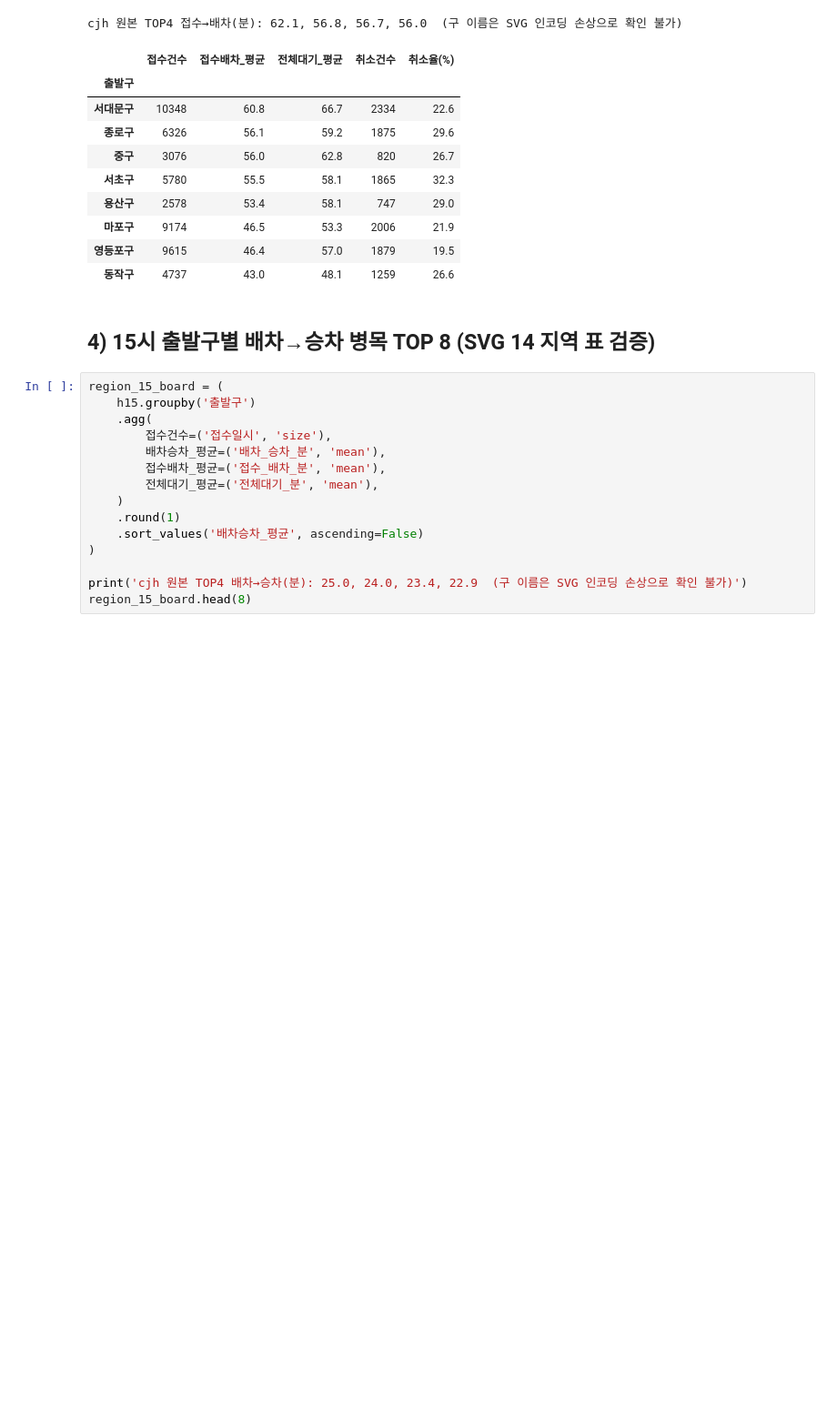
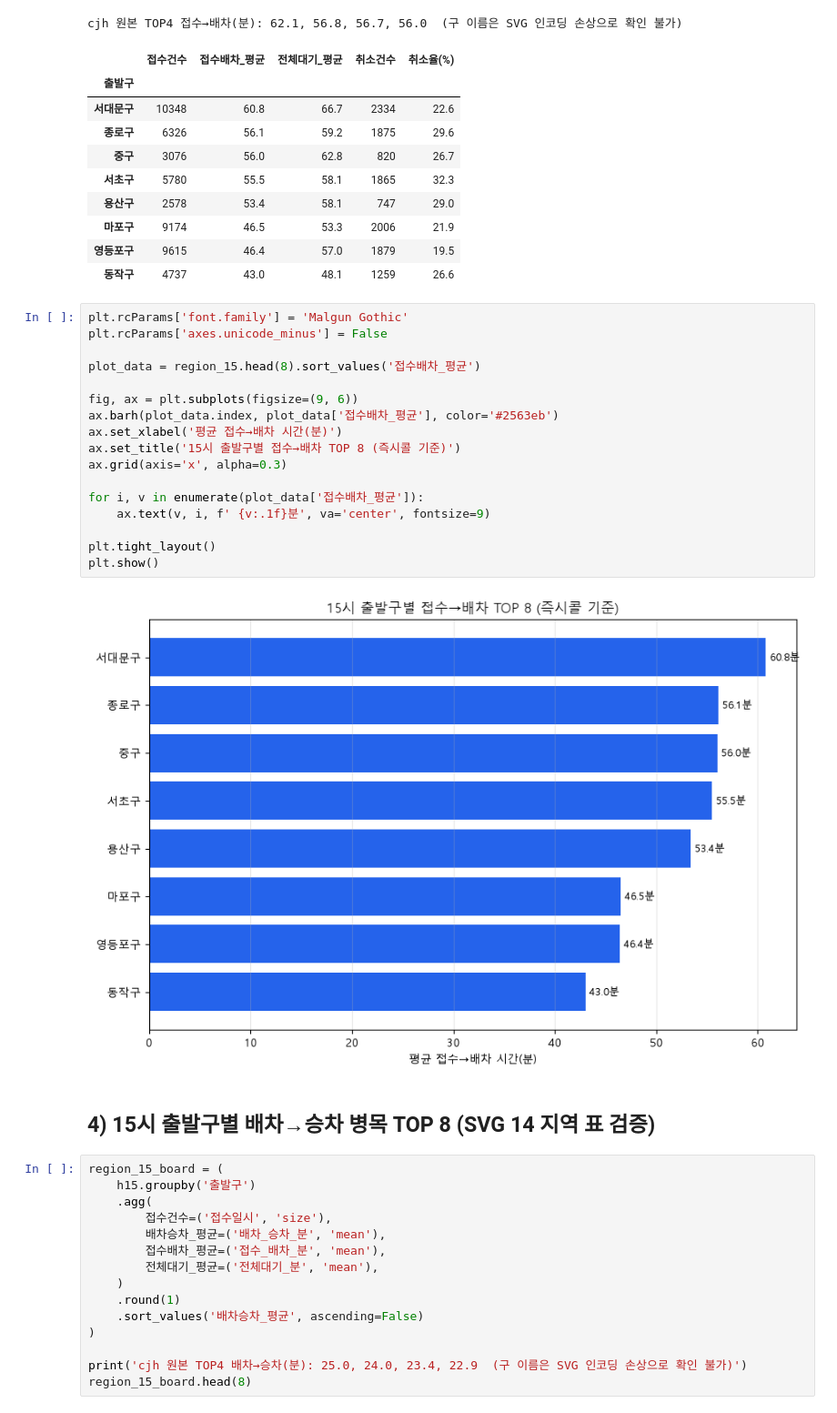
Before and after one commit to calltaxi-DA/calltaxi-DA, a Jupyter notebook: notebooks/09_dispatch_bottleneck_verification.ipynb, the cells around one changed output. Shown at 91% size. Saved outputs shown, nothing was run; the diff lists cells and outputs as text; blank space fills up the shorter version.

```diff
--- a/notebooks/09_dispatch_bottleneck_verification.ipynb
+++ b/notebooks/09_dispatch_bottleneck_verification.ipynb
@@ -191,6 +259,25 @@ cjh 원본 TOP4 접수→배차(분): 62.1, 56.8, 56.7, 56.0  (구 이름은 SVG
 | 마포구 | 9174 | 46.5 | 53.3 | 2006 | 21.9 |
 | 영등포구 | 9615 | 46.4 | 57.0 | 1879 | 19.5 |
 | 동작구 | 4737 | 43.0 | 48.1 | 1259 | 26.6 |
+# %%
+plt.rcParams['font.family'] = 'Malgun Gothic'
+plt.rcParams['axes.unicode_minus'] = False
+
+plot_data = region_15.head(8).sort_values('접수배차_평균')
+
+fig, ax = plt.subplots(figsize=(9, 6))
+ax.barh(plot_data.index, plot_data['접수배차_평균'], color='#2563eb')
+ax.set_xlabel('평균 접수→배차 시간(분)')
+ax.set_title('15시 출발구별 접수→배차 TOP 8 (즉시콜 기준)')
+ax.grid(axis='x', alpha=0.3)
+
+for i, v in enumerate(plot_data['접수배차_평균']):
+    ax.text(v, i, f' {v:.1f}분', va='center', fontsize=9)
+
+plt.tight_layout()
+plt.show()
+# %% [output]
+[figure, added]
 # %% [markdown]
 ## 4) 15시 출발구별 배차→승차 병목 TOP 8 (SVG 14 지역 표 검증)
 # %%
```
Also changed, not shown: parts of 3 cells of this notebook.
